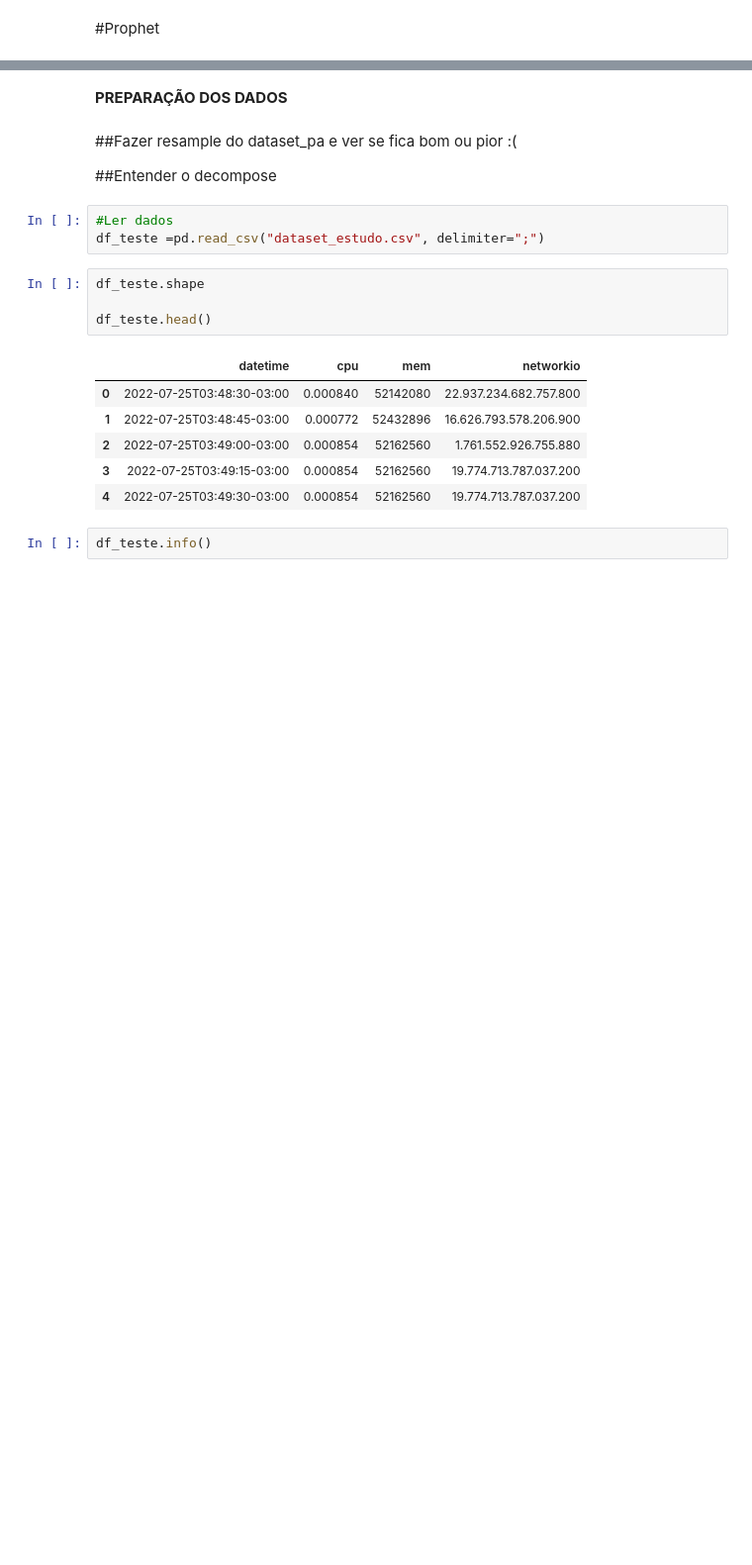
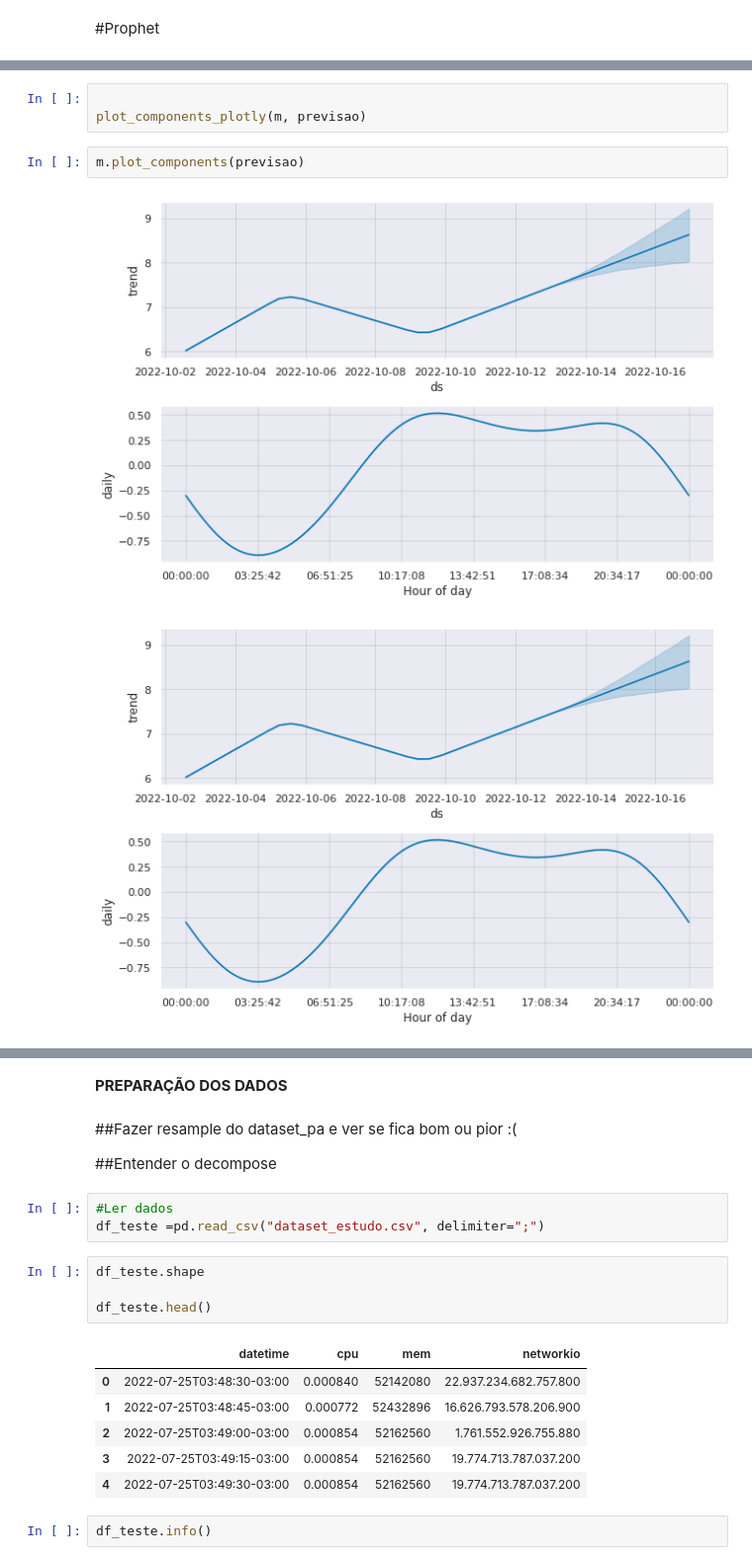
Before and after one commit to edgleuma-abreu/IGTI, a Jupyter notebook: Projeto_Aplicado_v2.ipynb, the cells around one changed output, grey strips where cells are left out. Shown: that part at 99% size. Cells and saved outputs as stored; diff of their text form; blank space fills up the shorter version.

```diff
--- a/Projeto_Aplicado_v2.ipynb
+++ b/Projeto_Aplicado_v2.ipynb
@@ -670,0 +492,8 @@ model.plot(forecast)
+# %%
+
+plot_components_plotly(m, previsao)
+# %%
+m.plot_components(previsao)
+# %% [output]
+[figure, added]
+[figure, added]
```
Also changed, not shown: parts of 70 cells of this notebook.
